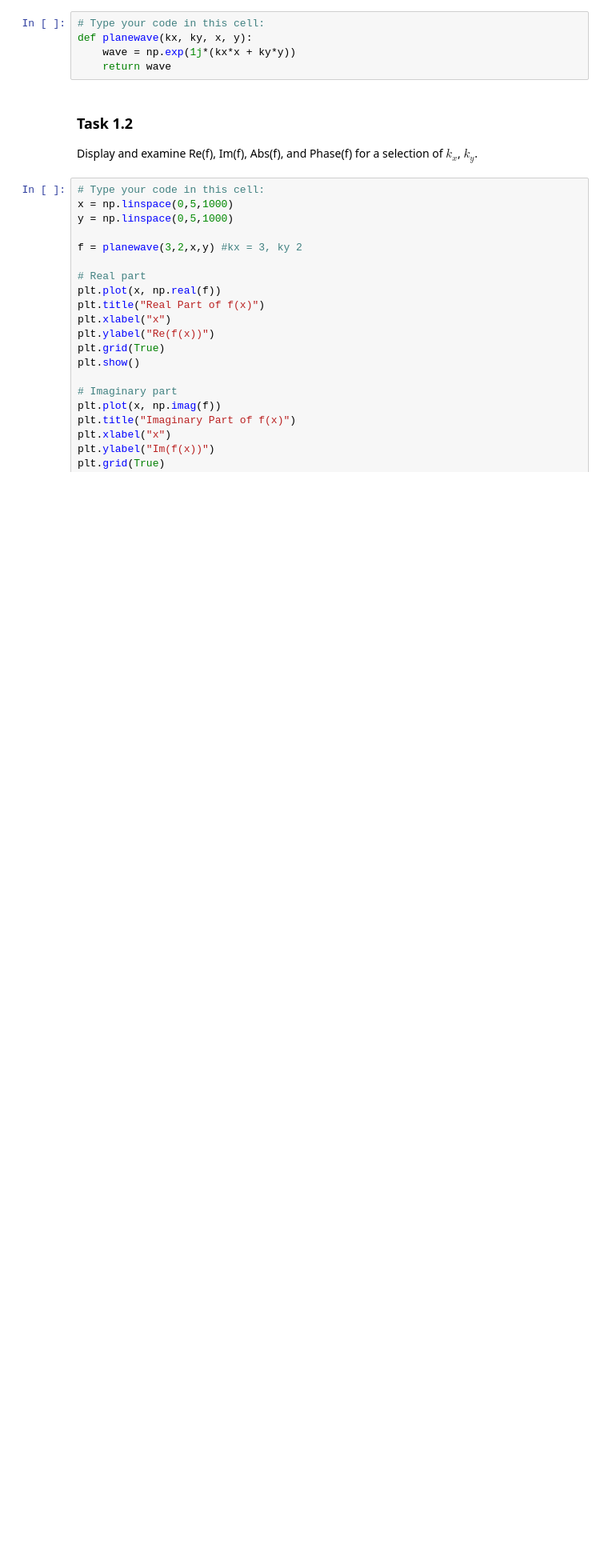
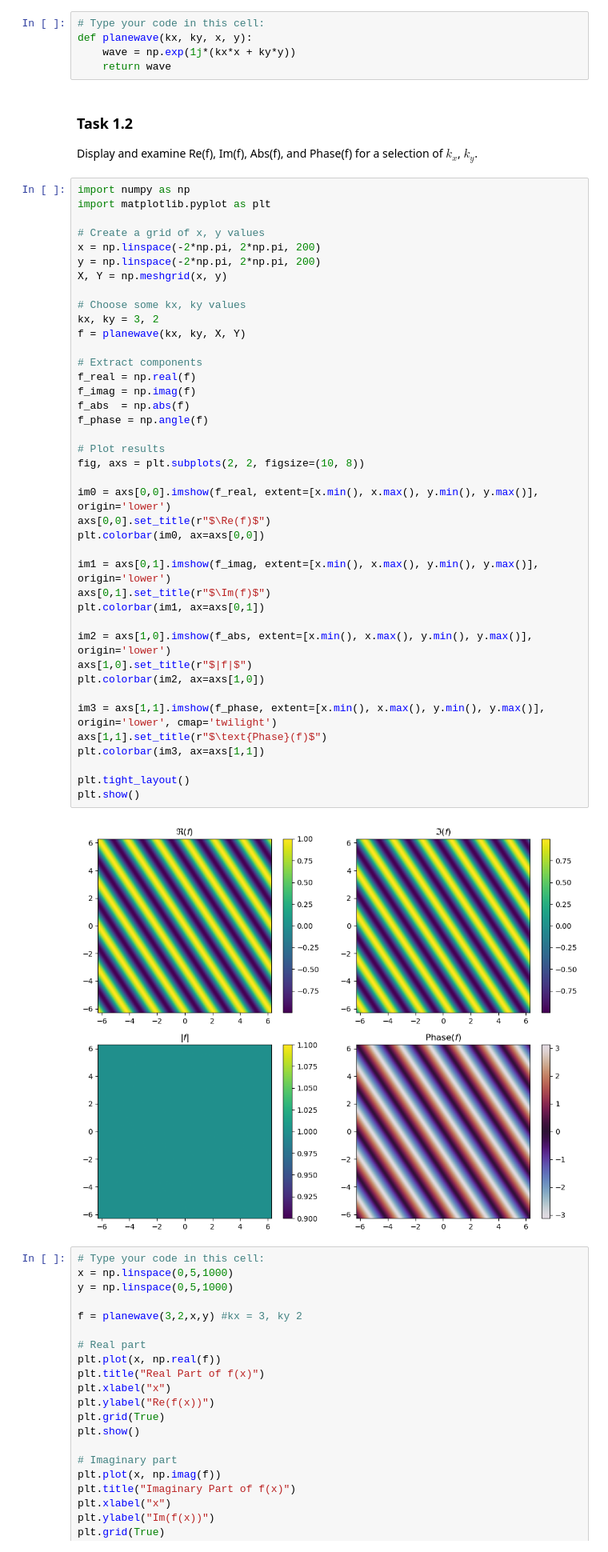
Before and after one commit to sbreddels/BiomedicalImaging, a Jupyter notebook: exercise-ss-1.ipynb, the cells around one changed output. Shown at 80% size. Saved outputs shown, nothing was run; the diff lists cells and outputs as text; blank space fills up the shorter version.

```diff
--- a/exercise-ss-1.ipynb
+++ b/exercise-ss-1.ipynb
@@ -23,6 +23,48 @@ def planewave(kx, ky, x, y):
 # %% [markdown]
 ### Task 1.2
 Display and examine Re(f), Im(f), Abs(f), and Phase(f) for a selection of $k_x$, $k_y$.
+# %%
+import numpy as np
+import matplotlib.pyplot as plt
+
+# Create a grid of x, y values
+x = np.linspace(-2*np.pi, 2*np.pi, 200)
+y = np.linspace(-2*np.pi, 2*np.pi, 200)
+X, Y = np.meshgrid(x, y)
+
+# Choose some kx, ky values
+kx, ky = 3, 2
+f = planewave(kx, ky, X, Y)
+
+# Extract components
+f_real = np.real(f)
+f_imag = np.imag(f)
+f_abs  = np.abs(f)
+f_phase = np.angle(f)
+
+# Plot results
+fig, axs = plt.subplots(2, 2, figsize=(10, 8))
+
+im0 = axs[0,0].imshow(f_real, extent=[x.min(), x.max(), y.min(), y.max()], origin='lower')
+axs[0,0].set_title(r"$\Re(f)$")
+plt.colorbar(im0, ax=axs[0,0])
+
+im1 = axs[0,1].imshow(f_imag, extent=[x.min(), x.max(), y.min(), y.max()], origin='lower')
+axs[0,1].set_title(r"$\Im(f)$")
+plt.colorbar(im1, ax=axs[0,1])
+
+im2 = axs[1,0].imshow(f_abs, extent=[x.min(), x.max(), y.min(), y.max()], origin='lower')
+axs[1,0].set_title(r"$|f|$")
+plt.colorbar(im2, ax=axs[1,0])
+
+im3 = axs[1,1].imshow(f_phase, extent=[x.min(), x.max(), y.min(), y.max()], origin='lower', cmap='twilight')
+axs[1,1].set_title(r"$\text{Phase}(f)$")
+plt.colorbar(im3, ax=axs[1,1])
+
+plt.tight_layout()
+plt.show()
+# %% [output]
+[figure, added]
 # %%
 # Type your code in this cell:
 x = np.linspace(0,5,1000)
```
